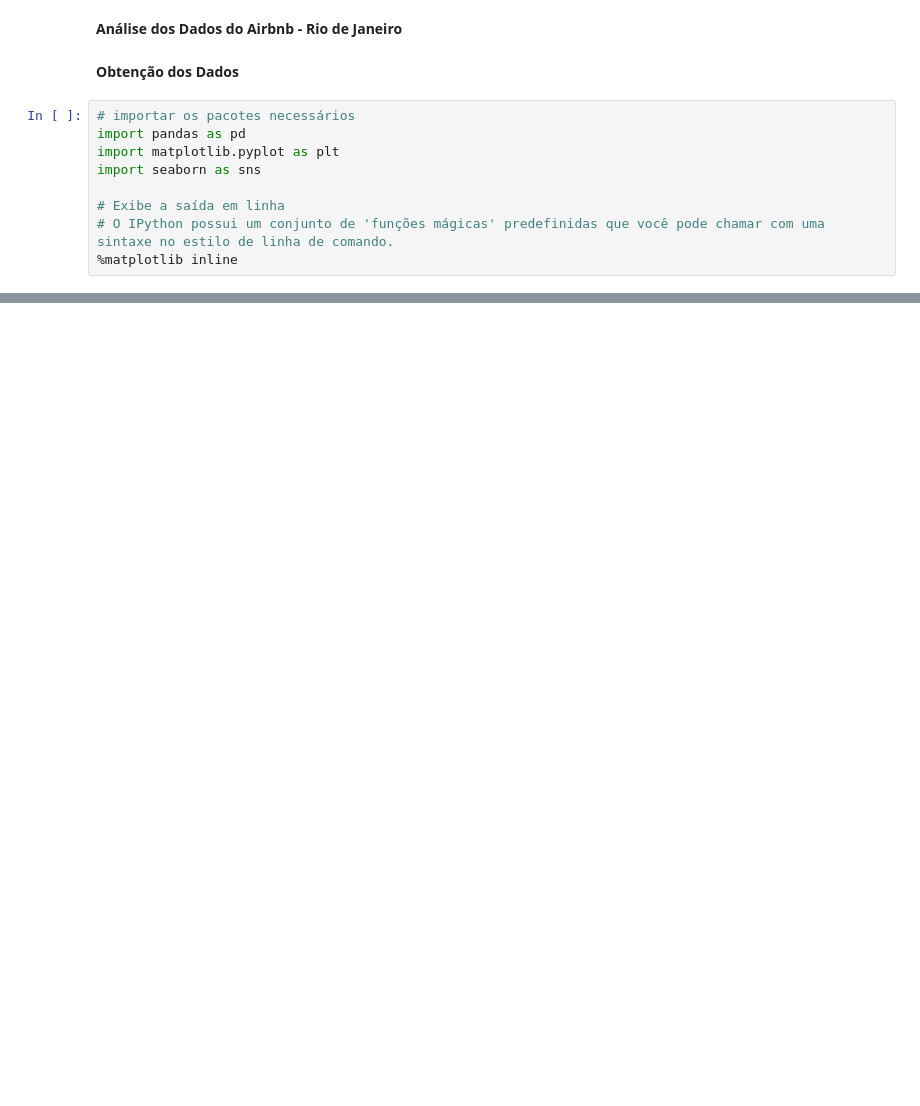
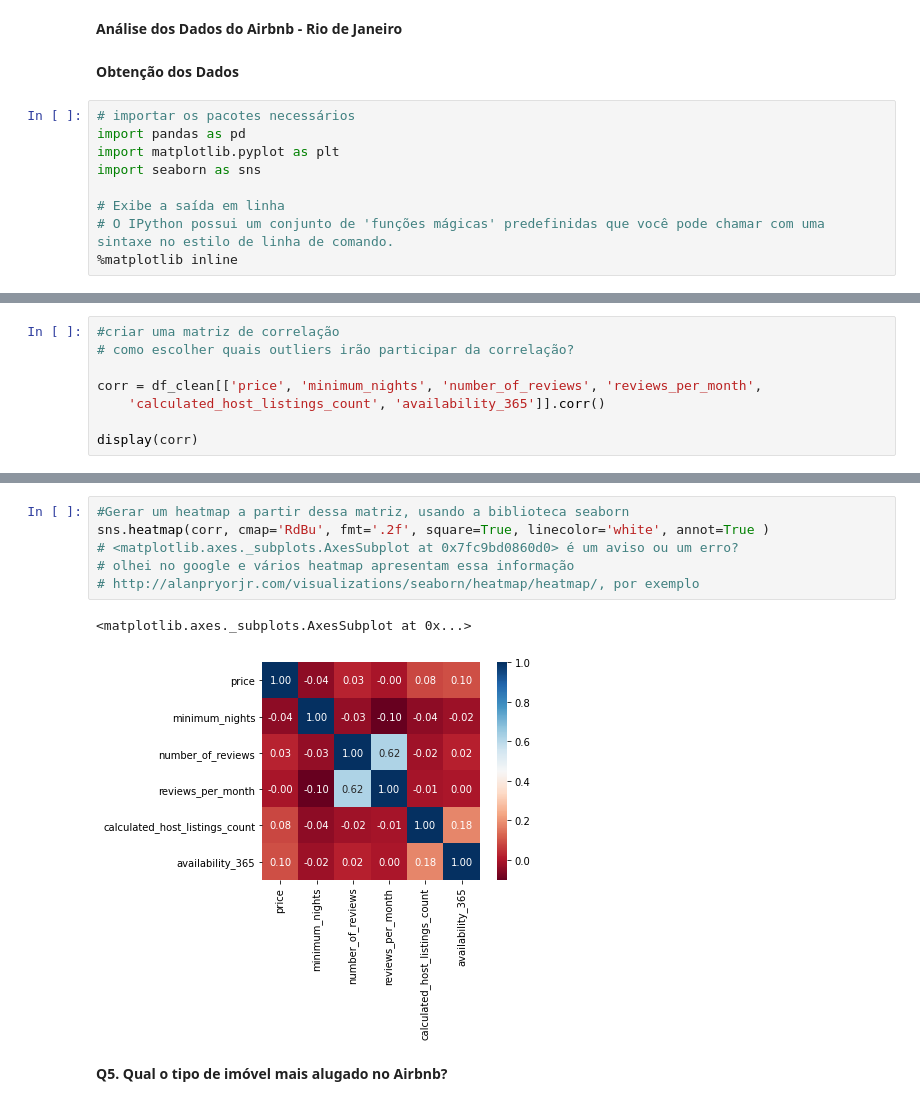
Before and after one commit to leonardodamata/aula_01, a Jupyter notebook: aula_01.ipynb, the cells around one changed output, grey strips where cells are left out. Saved outputs shown, nothing was run; the diff lists cells and outputs as text; blank space fills up the shorter version.

```diff
--- a/aula_01.ipynb
+++ b/aula_01.ipynb
@@ -20,0 +171,8 @@ ParserError: ignored
+# %%
+#criar uma matriz de correlação
+# como escolher quais outliers irão participar da correlação?
+
+corr = df_clean[['price', 'minimum_nights', 'number_of_reviews', 'reviews_per_month',
+    'calculated_host_listings_count', 'availability_365']].corr()
+
+display(corr)
@@ -20,0 +187,11 @@ ParserError: ignored
+# %%
+#Gerar um heatmap a partir dessa matriz, usando a biblioteca seaborn
+sns.heatmap(corr, cmap='RdBu', fmt='.2f', square=True, linecolor='white', annot=True )
+# <matplotlib.axes._subplots.AxesSubplot at 0x7fc9bd0860d0> é um aviso ou um erro?
+# olhei no google e vários heatmap apresentam essa informação
+# http://alanpryorjr.com/visualizations/seaborn/heatmap/heatmap/, por exemplo
+# %% [output]
+<matplotlib.axes._subplots.AxesSubplot at 0x...>
+[figure, added]
+# %% [markdown]
+**Q5. Qual o tipo de imóvel mais alugado no Airbnb?**
```
Also changed, not shown: parts of 28 cells of this notebook.
